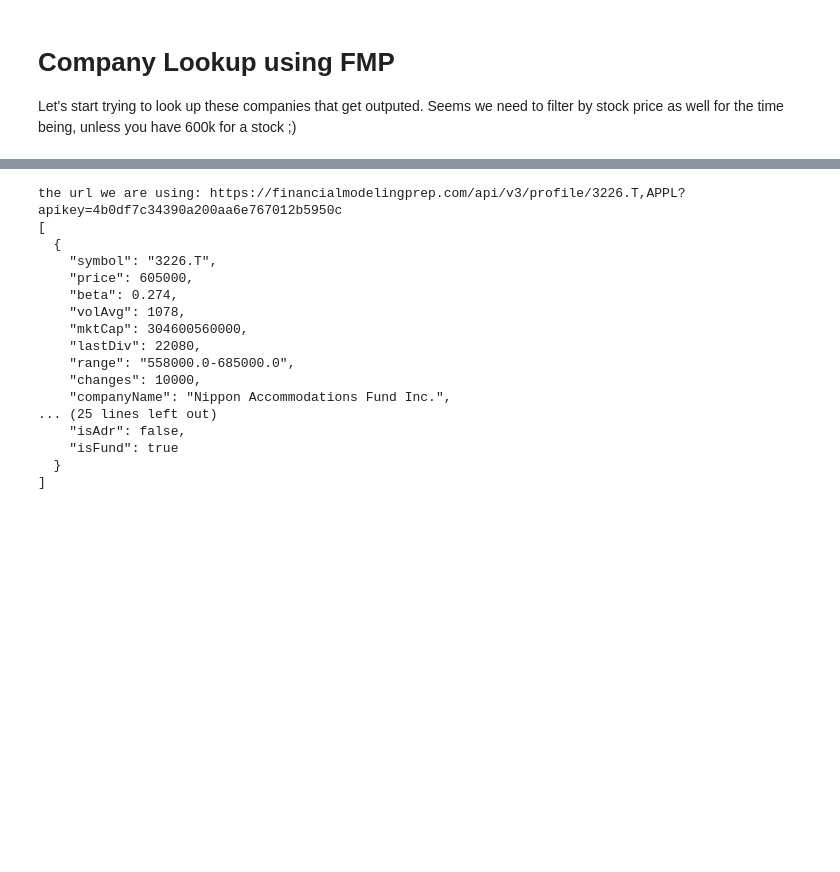
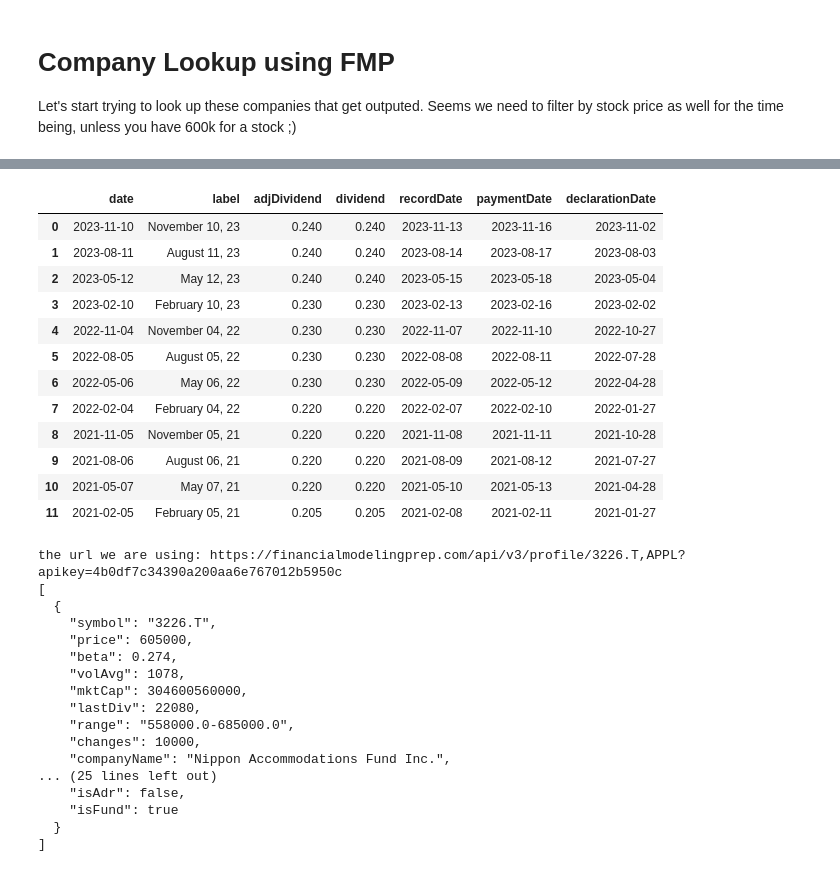
Before and after one commit to mrdivine/invest, a Jupyter notebook: benzinga-api.ipynb, the cells around one changed output, grey strips where cells are left out. Saved outputs shown, nothing was run; the diff lists cells and outputs as text; code cells hidden in the pictures; blank space fills up the shorter version.

```diff
--- a/benzinga-api.ipynb
+++ b/benzinga-api.ipynb
@@ -297,6 +297,40 @@ Let's start trying to look up these companies that get outputed. Seems we need t
 import requests
 import dotenv
 import os
+
+def  get_historical_stock_price_for_symbol(symbol:str="AAPL",
+                                           headers:dict={"accept": "application/json"},
+                                           from_date="",
+                                           to_date=""):
+    dotenv.load_dotenv()
+    fmp_api_key = os.getenv('FMP_API_KEY')
+    url="https://financialmodelingprep.com/api/v3/historical-price-full/"
+
+    if  not from_date or not to_date:
+        url=url+f"{symbol}"+f"?apikey={fmp_api_key}"
+    else:
+        url=url+f"{symbol}"+f"&from={from_date}"+f"&to_date={to_date}"+f"?apikey={fmp_api_key}"
+
+
+    print(f"the url we are using: {url}")
+    response = requests.request("GET", url, headers=headers)
+
+    print(response.text)
+    return  response
+
+
+def get_historical_dividends_for_symbol(symbol:str="AAPL", headers:dict={"accept": "application/json"}):
+    dotenv.load_dotenv()
+    fmp_api_key = os.getenv('FMP_API_KEY')
+
+    url="https://financialmodelingprep.com/api/v3/historical-price-full/stock_dividend/"
+    url=url+f"{symbol}"+f"?apikey={fmp_api_key}"
+
+    print(f"the url we are using: {url}")
+    response = requests.request("GET", url, headers=headers)
+
+    print(response.text)
+    return  response
 
 def get_company_info(symbol:str, headers:dict={"accept": "application/json"}):
     #TODO put this in the main file
@@ -314,0 +355,3 @@ def get_company_info(symbol:str, headers:dict={"accept": "application/json"}):
+# %%
+response  =  get_historical_dividends_for_symbol()
+aapl_hist_div=pd.DataFrame(response.json()["historical"])
@@ -314,0 +384,16 @@ def get_company_info(symbol:str, headers:dict={"accept": "application/json"}):
+# %%
+aapl_hist_div.head(12)
+# %% [output]
+|  | date | label | adjDividend | dividend | recordDate | paymentDate | declarationDate |
+| 0 | 2023-11-10 | November 10, 23 | 0.240 | 0.240 | 2023-11-13 | 2023-11-16 | 2023-11-02 |
+| 1 | 2023-08-11 | August 11, 23 | 0.240 | 0.240 | 2023-08-14 | 2023-08-17 | 2023-08-03 |
+| 2 | 2023-05-12 | May 12, 23 | 0.240 | 0.240 | 2023-05-15 | 2023-05-18 | 2023-05-04 |
+| 3 | 2023-02-10 | February 10, 23 | 0.230 | 0.230 | 2023-02-13 | 2023-02-16 | 2023-02-02 |
+| 4 | 2022-11-04 | November 04, 22 | 0.230 | 0.230 | 2022-11-07 | 2022-11-10 | 2022-10-27 |
+| 5 | 2022-08-05 | August 05, 22 | 0.230 | 0.230 | 2022-08-08 | 2022-08-11 | 2022-07-28 |
+| 6 | 2022-05-06 | May 06, 22 | 0.230 | 0.230 | 2022-05-09 | 2022-05-12 | 2022-04-28 |
+| 7 | 2022-02-04 | February 04, 22 | 0.220 | 0.220 | 2022-02-07 | 2022-02-10 | 2022-01-27 |
+| 8 | 2021-11-05 | November 05, 21 | 0.220 | 0.220 | 2021-11-08 | 2021-11-11 | 2021-10-28 |
+| 9 | 2021-08-06 | August 06, 21 | 0.220 | 0.220 | 2021-08-09 | 2021-08-12 | 2021-07-27 |
+| 10 | 2021-05-07 | May 07, 21 | 0.220 | 0.220 | 2021-05-10 | 2021-05-13 | 2021-04-28 |
+| 11 | 2021-02-05 | February 05, 21 | 0.205 | 0.205 | 2021-02-08 | 2021-02-11 | 2021-01-27 |
```
Also changed, not shown: parts of 5 cells of this notebook, 1 other file.
